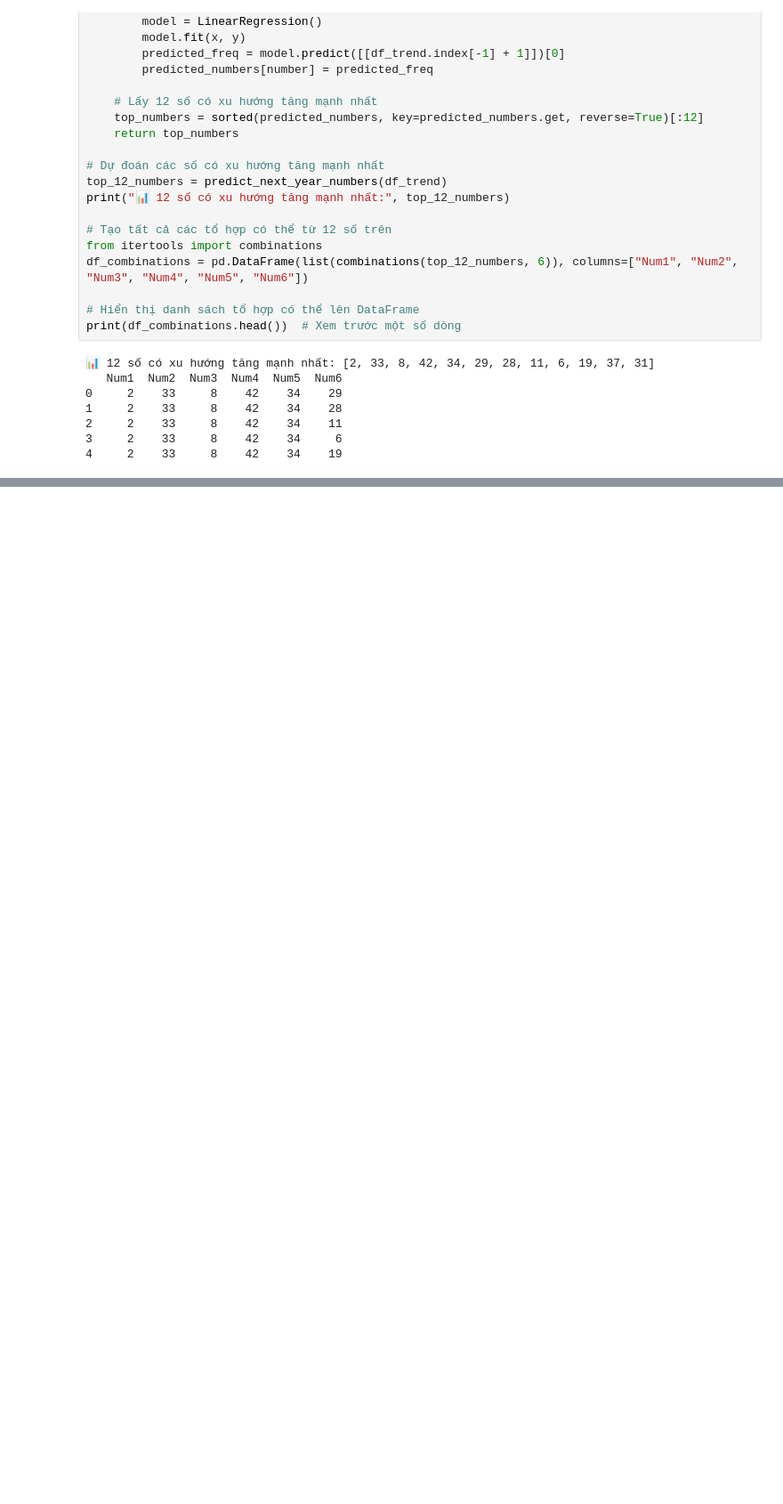
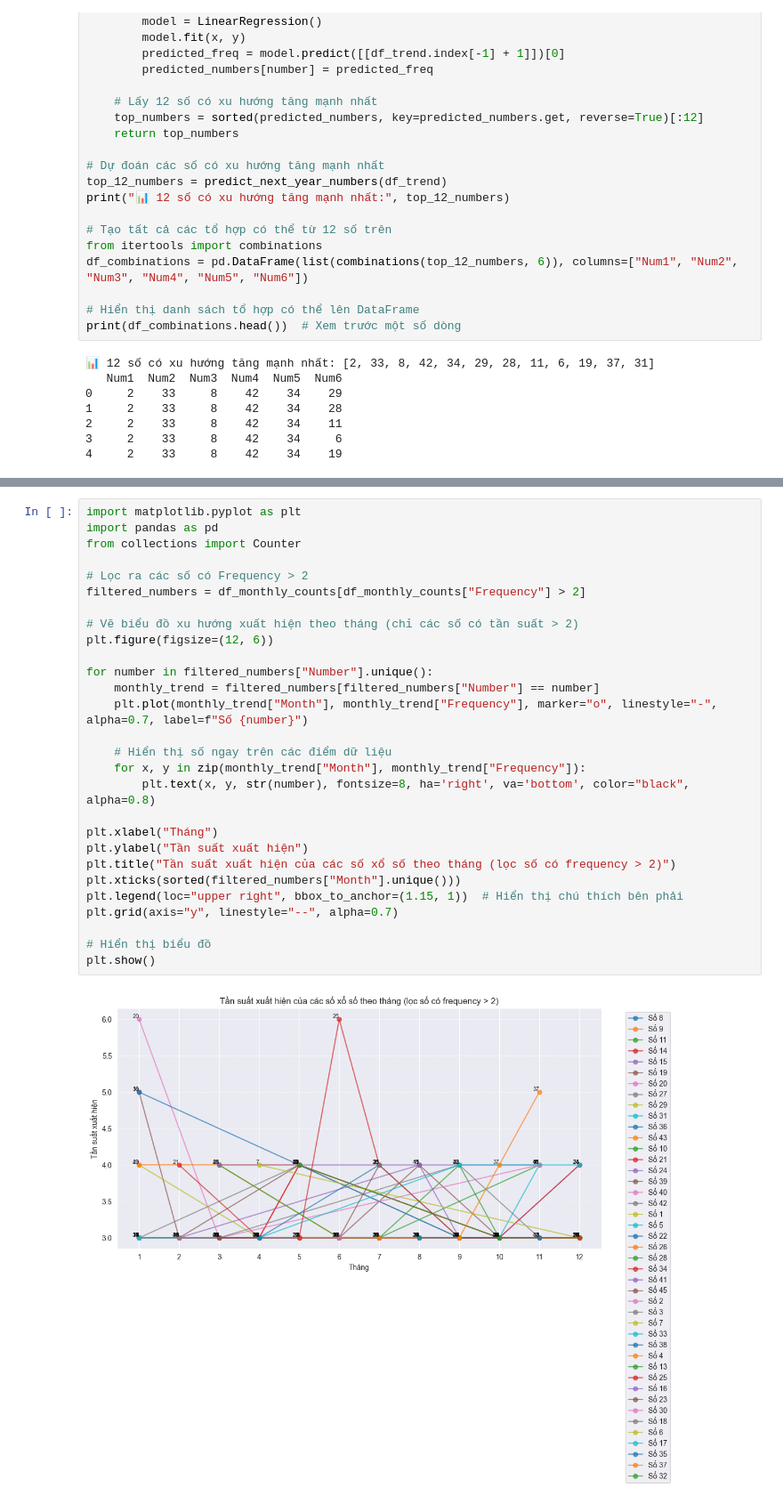
Before and after one commit to HoangPhuc1998HPT/IBM_Python_in_data_analyst, a Jupyter notebook: Machine_Learning_With_Python/SX_VIETLOTS.ipynb, the cells around one changed output, grey strips where cells are left out. Shown at 89% size. Cells and saved outputs as stored; diff of their text form; blank space fills up the shorter version.

```diff
--- a/Machine_Learning_With_Python/SX_VIETLOTS.ipynb
+++ b/Machine_Learning_With_Python/SX_VIETLOTS.ipynb
@@ -1048,0 +1448,30 @@ print(df_combinations.head())  # Xem trước một số dòng
+# %%
+import matplotlib.pyplot as plt
+import pandas as pd
+from collections import Counter
+
+# Lọc ra các số có Frequency > 2
+filtered_numbers = df_monthly_counts[df_monthly_counts["Frequency"] > 2]
+
+# Vẽ biểu đồ xu hướng xuất hiện theo tháng (chỉ các số có tần suất > 2)
+plt.figure(figsize=(12, 6))
+
+for number in filtered_numbers["Number"].unique():
+    monthly_trend = filtered_numbers[filtered_numbers["Number"] == number]
+    plt.plot(monthly_trend["Month"], monthly_trend["Frequency"], marker="o", linestyle="-", alpha=0.7, label=f"Số {number}")
+
+    # Hiển thị số ngay trên các điểm dữ liệu
+    for x, y in zip(monthly_trend["Month"], monthly_trend["Frequency"]):
+        plt.text(x, y, str(number), fontsize=8, ha='right', va='bottom', color="black", alpha=0.8)
+
+plt.xlabel("Tháng")
+plt.ylabel("Tần suất xuất hiện")
+plt.title("Tần suất xuất hiện của các số xổ số theo tháng (lọc số có frequency > 2)")
+plt.xticks(sorted(filtered_numbers["Month"].unique()))
+plt.legend(loc="upper right", bbox_to_anchor=(1.15, 1))  # Hiển thị chú thích bên phải
+plt.grid(axis="y", linestyle="--", alpha=0.7)
+
+# Hiển thị biểu đồ
+plt.show()
+# %% [output]
+[figure, added]
```
Also changed, not shown: parts of 38 cells of this notebook, 3 other files.
